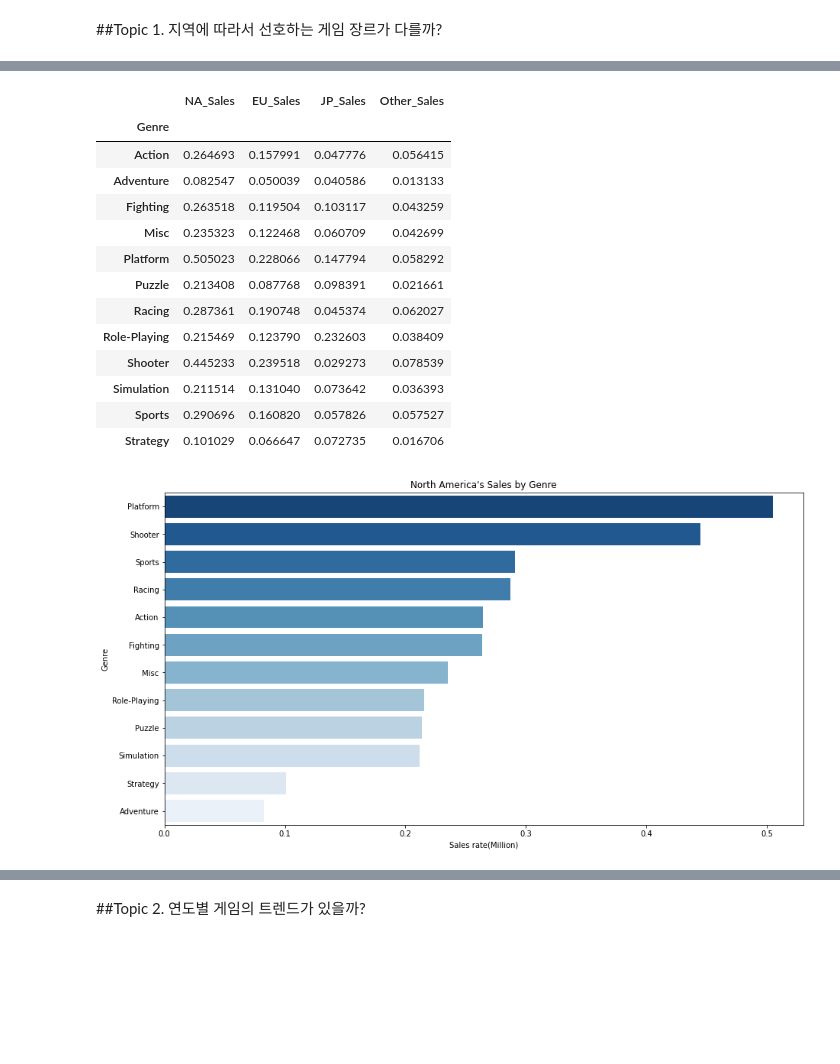
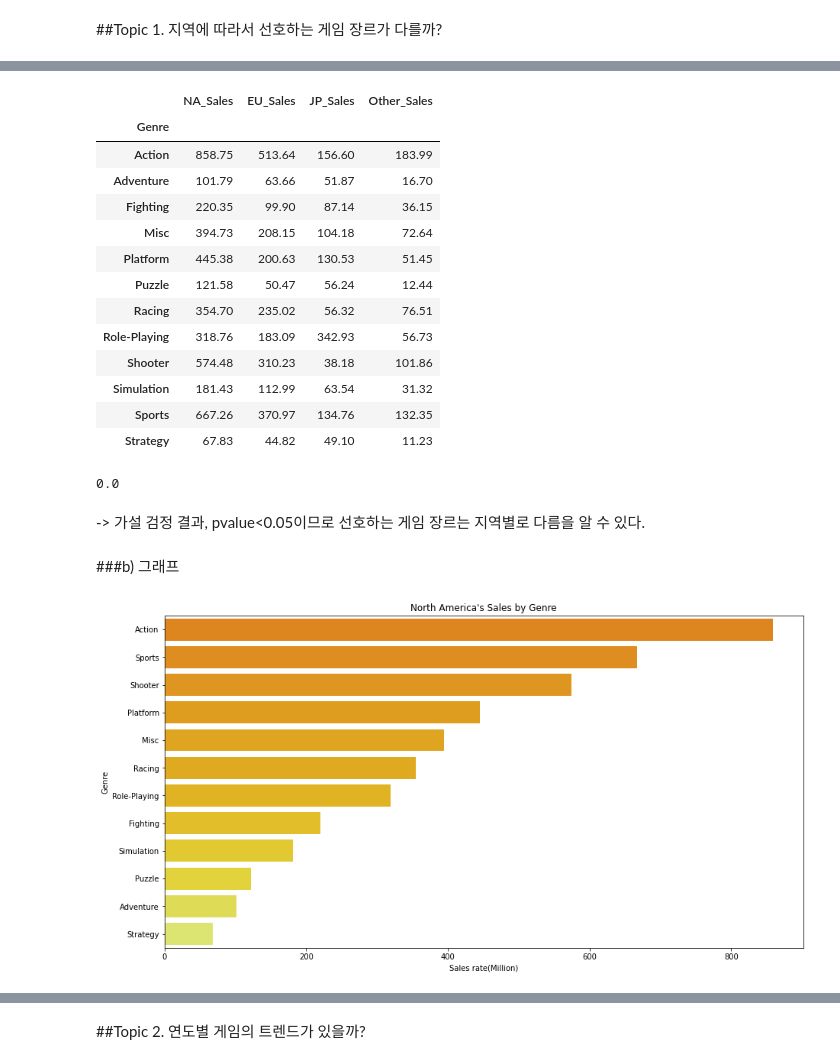
Before and after one commit to yjyg1215/Project_Data-Analysis, a Jupyter notebook: section1_project.ipynb, the cells around one changed output, grey strips where cells are left out. Saved outputs shown, nothing was run; the diff lists cells and outputs as text; code cells hidden in the pictures; blank space fills up the shorter version.

```diff
--- a/section1_project.ipynb
+++ b/section1_project.ipynb
@@ -39,0 +152,5 @@ df
+# %%
+df['Year']=df['Year'].apply(lambda x:(x+2000) if x<=22 else x) #Year 값 네자리수로 맞추는 과정
+df['Year']=df['Year'].apply(lambda x:(x+1900) if x<100 else x)
+# %%
+df=df.astype({'Year':'int'}) #Year 데이터타입 float에서 int형태로 변환
@@ -39,0 +173,3 @@ df
+# %%
+df['Total_Sales']=df['NA_Sales']+df['EU_Sales']+df['JP_Sales']+df['Other_Sales'] #전세계 출고량 컬럼을 새롭게 추가
+df
@@ -103,34 +200,48 @@ df_t1['Other_Sales']=df_t1['Other_Sales'].apply(lambda x:(x/1000000) if x>=1000
 # %%
-sales_genre=df_t1[['Genre','NA_Sales','EU_Sales','JP_Sales','Other_Sales']] #Sales 컬럼들과 Genre 컬럼만 따로 뺀 데이터프레임 생성
-sales_genre_mean=sales_genre.groupby('Genre').mean() #Genre 컬럼으로 groupby한 데이터프레임 생성
-sales_genre_mean
+sales_genre=df[['Genre','NA_Sales','EU_Sales','JP_Sales','Other_Sales']] #Sales 컬럼들과 Genre 컬럼만 추출한 데이터프레임 생성
+sales_genre_sum=sales_genre.groupby('Genre').sum() #Genre 컬럼으로 그룹화 한 후 각 Sales 값을 합함.
+
+sales_genre_sum
 # %% [output]
 |  | NA_Sales | EU_Sales | JP_Sales | Other_Sales |
 | Genre |  |  |  |  |
-| Action | 0.264693 | 0.157991 | 0.047776 | 0.056415 |
-| Adventure | 0.082547 | 0.050039 | 0.040586 | 0.013133 |
-| Fighting | 0.263518 | 0.119504 | 0.103117 | 0.043259 |
-| Misc | 0.235323 | 0.122468 | 0.060709 | 0.042699 |
-| Platform | 0.505023 | 0.228066 | 0.147794 | 0.058292 |
-| Puzzle | 0.213408 | 0.087768 | 0.098391 | 0.021661 |
-| Racing | 0.287361 | 0.190748 | 0.045374 | 0.062027 |
-| Role-Playing | 0.215469 | 0.123790 | 0.232603 | 0.038409 |
-| Shooter | 0.445233 | 0.239518 | 0.029273 | 0.078539 |
-| Simulation | 0.211514 | 0.131040 | 0.073642 | 0.036393 |
-| Sports | 0.290696 | 0.160820 | 0.057826 | 0.057527 |
-| Strategy | 0.101029 | 0.066647 | 0.072735 | 0.016706 |
+| Action | 858.75 | 513.64 | 156.60 | 183.99 |
+| Adventure | 101.79 | 63.66 | 51.87 | 16.70 |
+| Fighting | 220.35 | 99.90 | 87.14 | 36.15 |
+| Misc | 394.73 | 208.15 | 104.18 | 72.64 |
+| Platform | 445.38 | 200.63 | 130.53 | 51.45 |
+| Puzzle | 121.58 | 50.47 | 56.24 | 12.44 |
+| Racing | 354.70 | 235.02 | 56.32 | 76.51 |
+| Role-Playing | 318.76 | 183.09 | 342.93 | 56.73 |
+| Shooter | 574.48 | 310.23 | 38.18 | 101.86 |
+| Simulation | 181.43 | 112.99 | 63.54 | 31.32 |
+| Sports | 667.26 | 370.97 | 134.76 | 132.35 |
+| Strategy | 67.83 | 44.82 | 49.10 | 11.23 |
+# %%
+from scipy.stats import chi2_contingency
+
+a,pv,b,c=chi2_contingency(sales_genre_sum,correction=False)
+round(pv,2)
+# %% [output]
+0.0
+# %% [markdown]
+-> 가설 검정 결과, pvalue<0.05이므로 선호하는 게임 장르는 지역별로 다름을 알 수 있다.
+# %% [markdown]
+###b) 그래프
 # %%
+sales_genre_sum=sales_genre_sum.reset_index()
+
 #북아메리카 그래프
-NA=sales_genre_mean['NA_Sales'].sort_values(ascending=False)
+NA=sales_genre_sum[['Genre','NA_Sales']].sort_values('NA_Sales',ascending=False)
 
 plt.figure(figsize = (15,8))
-sns.barplot(x=NA,y=NA.index,palette='Blues_r')
+sns.barplot(x=NA['NA_Sales'],y=NA['Genre'],palette='Wistia_r')
 plt.title("North America's Sales by Genre")
 plt.xlabel("Sales rate(Million)")
 plt.ylabel("Genre")
 
-plt.savefig('NA.png', transparent = True)
+plt.savefig('1-1.png', transparent = True)
 # %% [output]
-[figure, old version]
+[figure, new version]
 # %%
 #유럽 그래프
```
Also changed, not shown: parts of 72 cells of this notebook.
